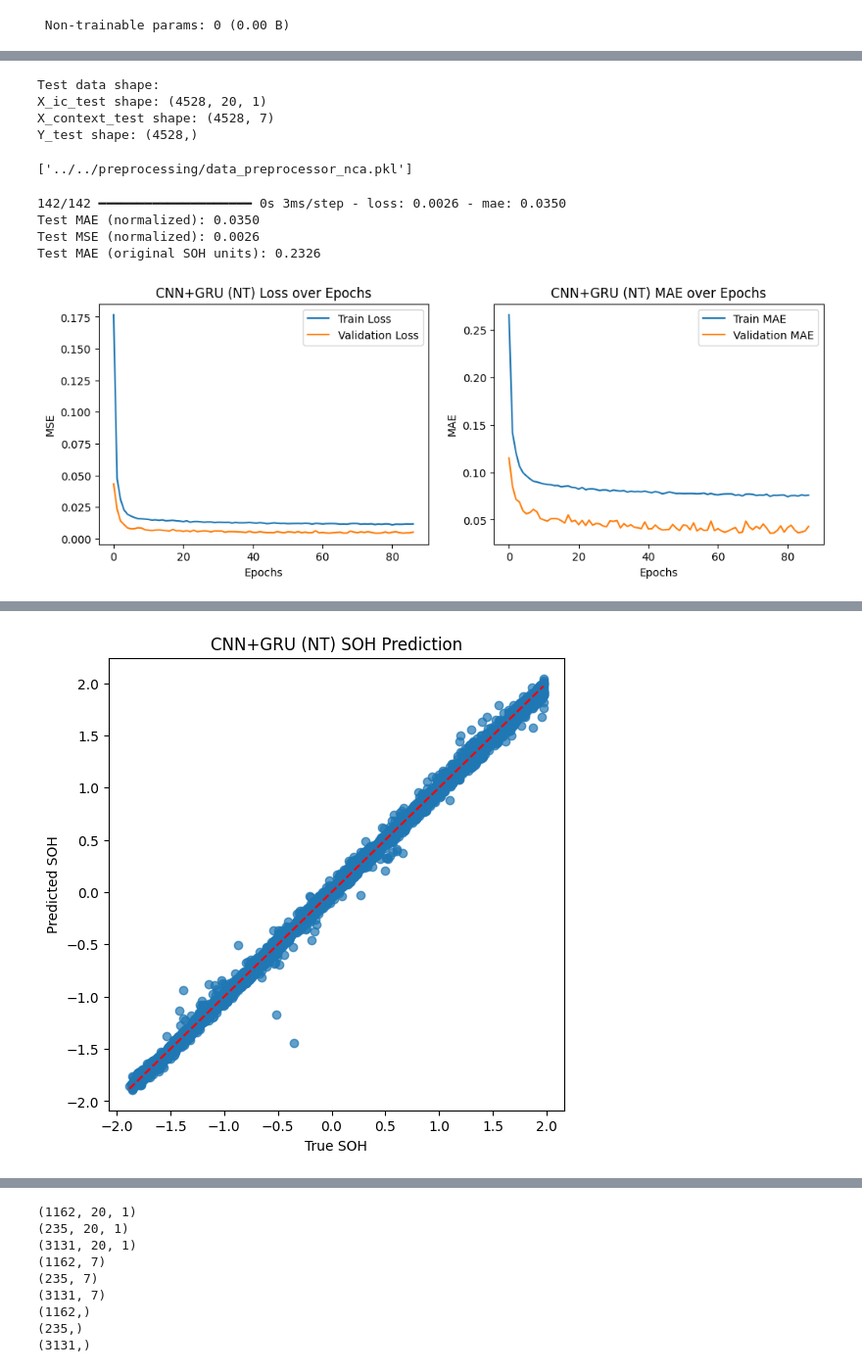
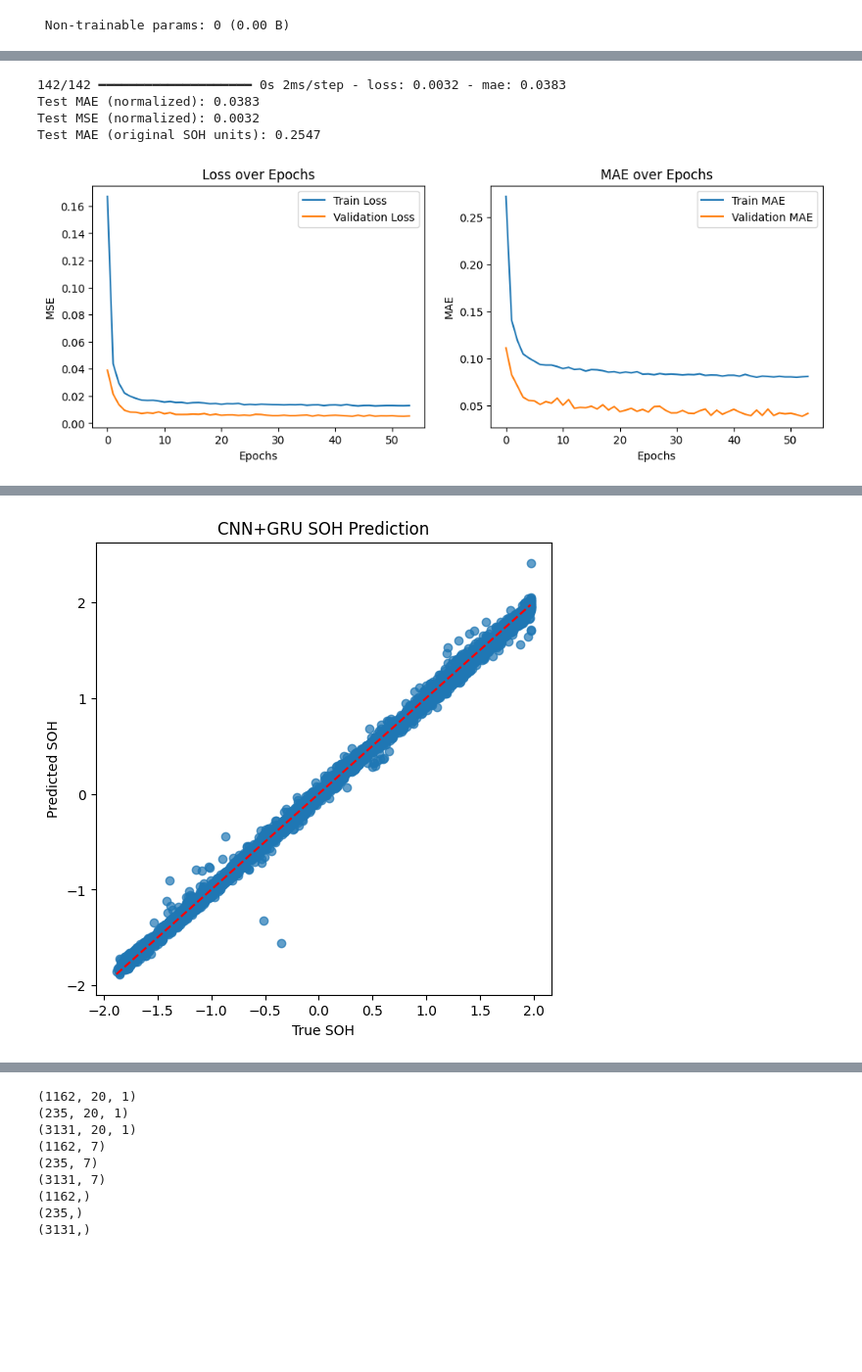
Before and after one commit to Mangalasridharan/robust-soh-estimation, a Jupyter notebook: Notebooks/Normal Training/CNN_GRU.ipynb, the cells around one changed output, grey strips where cells are left out. Shown at 98% size. Saved outputs shown, nothing was run; the diff lists cells and outputs as text; code cells hidden in the pictures; blank space fills up the shorter version.

Commit message:
Revert "Normal Training: update CNN_GRU notebook
This reverts commit 59d5815bb5ee1bcb032cc6a833e5a434e0d67c13.

```diff
--- a/Notebooks/Normal Training/CNN_GRU.ipynb
+++ b/Notebooks/Normal Training/CNN_GRU.ipynb
@@ -11,7 +12,7 @@ from tensorflow.keras.callbacks import EarlyStopping, ModelCheckpoint # type: ig
 import matplotlib.pyplot as plt
 from sklearn.metrics import mean_absolute_error, mean_squared_error, r2_score
 # %%
-df = pd.read_csv(r'../../Dataset/NCA Preprocessed/master_features_nca.csv')
+df = pd.read_csv('../Dataset/NCA Preprocessed/master_features_nca.csv')
 df
 # %% [output]
 |  | filename | cell_id | temp | charge_rate | discharge_rate | cycle | SOH | IC_bin_1 | IC_bin_2 | ... |
@@ -27,25 +28,3 @@ df
 | 22642 | CY45-05_1-#9.csv | 9 | 45 | 0.50 | 1.0 | 414 | 84.58 | 2.508238 | 2.557557 | ... |
 | 22643 | CY45-05_1-#9.csv | 9 | 45 | 0.50 | 1.0 | 415 | 84.55 | 2.509477 | 2.557809 | ... |
 22644 rows × 27 columns
-# %%
-sys.path.append("../../")
-from preprocessing.data_preprocessor import DataPreprocessor
-
-
-preprocessor = DataPreprocessor(
-    train_size=0.8,
-    ic_low=0,
-    ic_high=20
-)
-
-data = preprocessor.preprocess(df)
-
-X_ic_train = data["X_ic_train"]
-X_context_train = data["X_context_train"]
-y_train = data["y_train"]
-
-
-print("Train Data shape:")
-print("X_ic_train shape:", X_ic_train.shape)
-print("X_context_train shape:", X_context_train.shape)
-print("y_train shape:",y_train.shape)
@@ -108,7 +236,7 @@ Model: "functional"
  Non-trainable params: 0 (0.00 B)
 # %%
 early_stop = EarlyStopping(monitor='val_loss', patience=10, restore_best_weights=True)
-checkpoint = ModelCheckpoint('../../Models/best_cnn_gru.keras', monitor='val_loss',
+checkpoint = ModelCheckpoint('best_cnn_gru_1.keras', monitor='val_loss',
                               save_best_only=True, verbose=1)
 
 history = model.fit(
@@ -140,28 +268,5 @@ Epoch 87: val_loss did not improve from 0.00434
-# %%
-X_ic_test = data['X_ic_test']
-X_context_test = data['X_context_test']
-y_test = data['y_test']
-
-y_mean = data['y_mean']
-y_std = data['y_std']
-
-print("Test data shape:")
-print("X_ic_test shape:", X_ic_test.shape)
-print("X_context_test shape:", X_context_test.shape)
-print("Y_test shape:", y_test.shape)
-# %% [output]
-Test data shape:
-X_ic_test shape: (4528, 20, 1)
-X_context_test shape: (4528, 7)
-Y_test shape: (4528,)
-# %%
-import joblib
-joblib.dump(preprocessor, "../../preprocessing/data_preprocessor_nca.pkl")
-# %% [output]
-['../../preprocessing/data_preprocessor_nca.pkl']
 # %%
 test_loss, test_mae = model.evaluate([X_ic_test, X_context_test], y_test, verbose=1)
-
 print(f"Test MAE (normalized): {test_mae:.4f}")
 print(f"Test MSE (normalized): {test_loss:.4f}")
 
@@ -179,7 +284,7 @@ plt.plot(history.history['val_loss'], label='Validation Loss')
 plt.xlabel('Epochs')
 plt.ylabel('MSE')
 plt.legend()
-plt.title('CNN+GRU (NT) Loss over Epochs')
+plt.title('Loss over Epochs')
 
 plt.subplot(1,2,2)
 plt.plot(history.history['mae'], label='Train MAE')
@@ -187,16 +292,18 @@ plt.plot(history.history['val_mae'], label='Validation MAE')
 plt.xlabel('Epochs')
 plt.ylabel('MAE')
 plt.legend()
-plt.title('CNN+GRU (NT) MAE over Epochs')
+plt.title('MAE over Epochs')
 
 plt.show()
 # %% [output]
-142/142 ━━━━━━━━━━━━━━━━━━━━ 0s 3ms/step - loss: 0.0026 - mae: 0.0350
-Test MAE (normalized): 0.0350
-Test MSE (normalized): 0.0026
-Test MAE (original SOH units): 0.2326
+142/142 ━━━━━━━━━━━━━━━━━━━━ 0s 2ms/step - loss: 0.0032 - mae: 0.0383
+Test MAE (normalized): 0.0383
+Test MSE (normalized): 0.0032
+Test MAE (original SOH units): 0.2547
-[figure, old version]
+[figure, new version]
 # %%
+import matplotlib.pyplot as plt
+
 y_pred = model.predict([X_ic_test, X_context_test]).flatten()
 
 plt.figure(figsize=(6,6))
@@ -204,6 +311,6 @@ plt.scatter(y_test, y_pred, alpha=0.7)
 plt.plot([y_test.min(), y_test.max()], [y_test.min(), y_test.max()], 'r--')
 plt.xlabel("True SOH")
 plt.ylabel("Predicted SOH")
-plt.title("CNN+GRU (NT) SOH Prediction")
+plt.title("CNN+GRU SOH Prediction")
 plt.show()
 # %% [output]
@@ -211,4 +318,4 @@ plt.show()
-[figure, old version]
+[figure, new version]
 # %%
 r2 = r2_score(y_test, y_pred)
 
```
Also changed, not shown: parts of 13 cells of this notebook.
